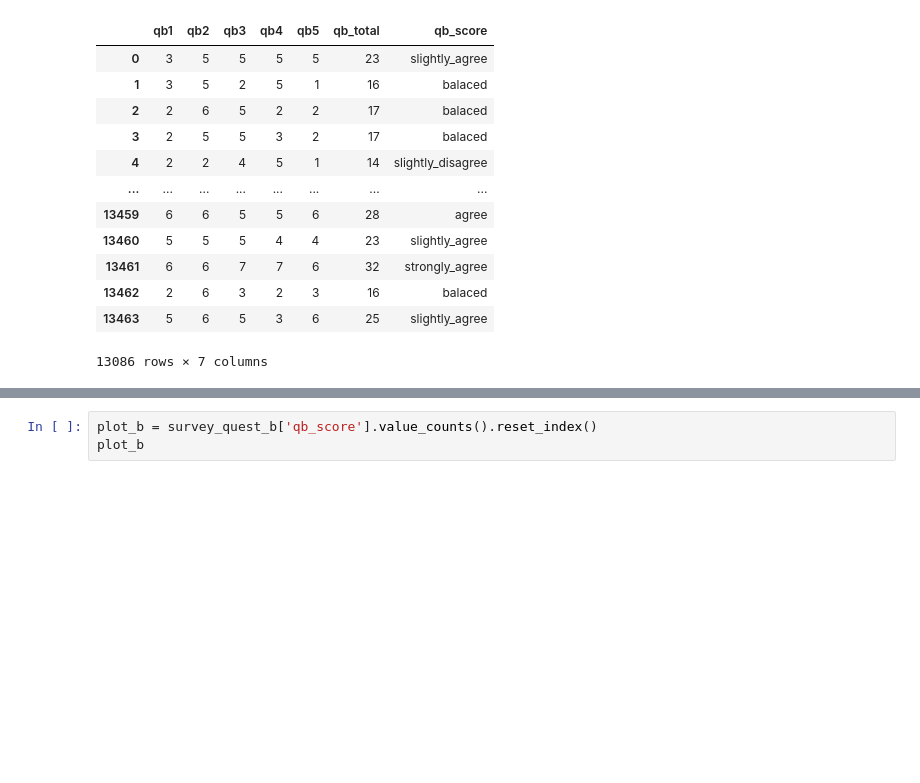
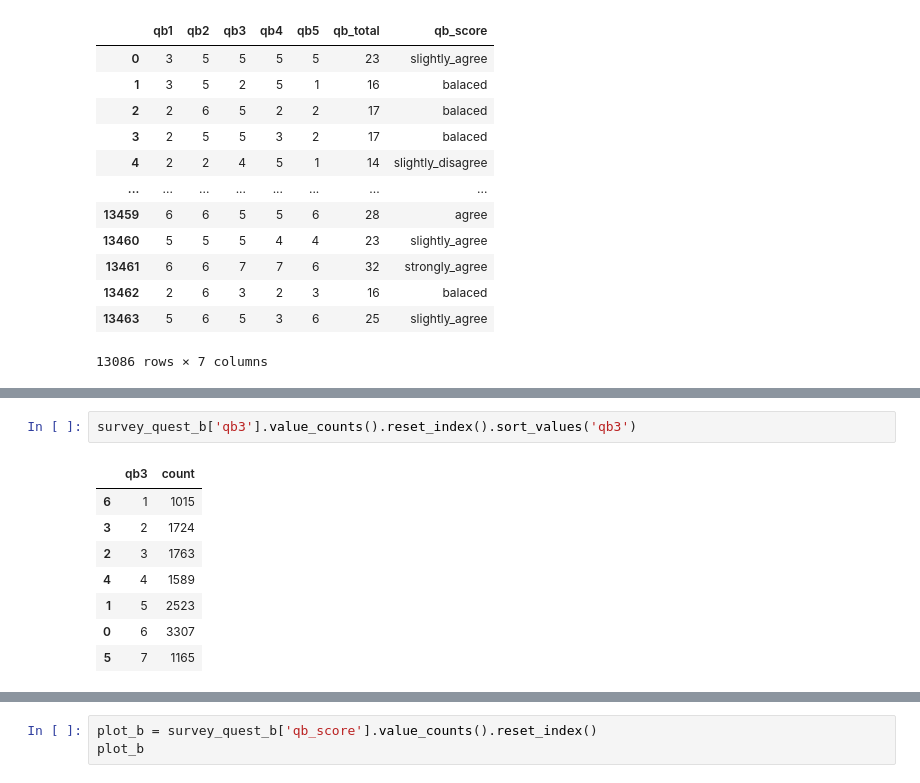
Before and after one commit to KohanaD/Gaming_Health_Capstone, a Jupyter notebook: gaming health survey capstone.ipynb, the cells around one changed output, grey strips where cells are left out. Saved outputs shown, nothing was run; the diff lists cells and outputs as text; blank space fills up the shorter version.

```diff
--- a/gaming health survey capstone.ipynb
+++ b/gaming health survey capstone.ipynb
@@ -202,0 +230,11 @@ See the caveats in the documentation: https://pandas.pydata.org/pandas-docs/stab
+# %%
+survey_quest_b['qb3'].value_counts().reset_index().sort_values('qb3')
+# %% [output]
+|  | qb3 | count |
+| 6 | 1 | 1015 |
+| 3 | 2 | 1724 |
+| 2 | 3 | 1763 |
+| 4 | 4 | 1589 |
+| 1 | 5 | 2523 |
+| 0 | 6 | 3307 |
+| 5 | 7 | 1165 |
```
Also changed, not shown: parts of 11 cells of this notebook.
